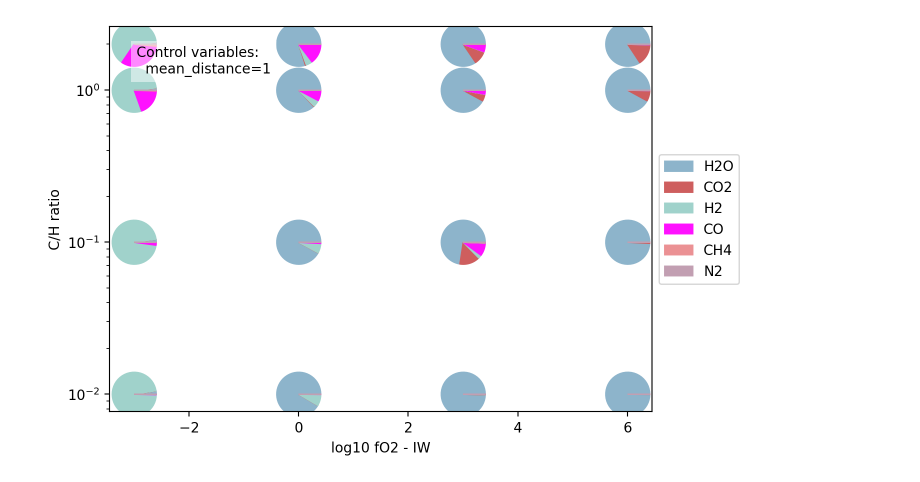
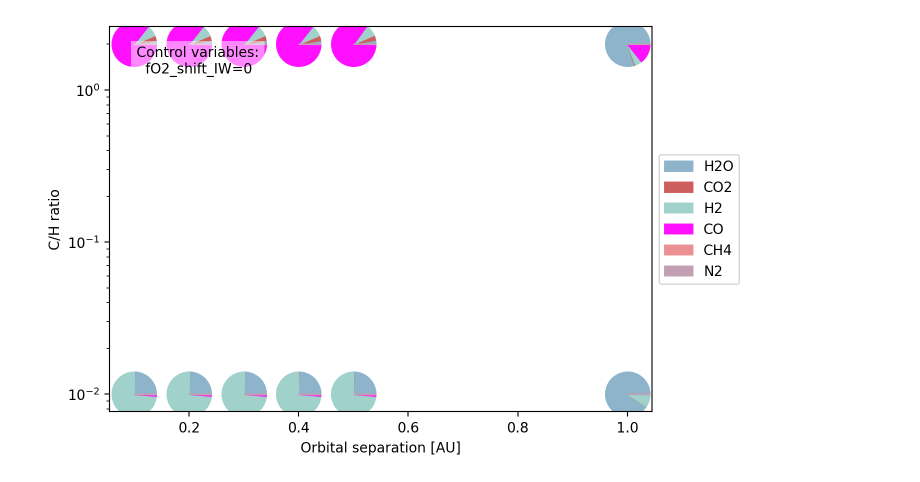
Before and after one commit to nichollsh/proteus_analysis, a Jupyter notebook: composition_pies.ipynb, the cells around one changed output. Cells and saved outputs as stored; diff of their text form; code cells hidden in the pictures.

```diff
--- a/composition_pies.ipynb
+++ b/composition_pies.ipynb
@@ -9,7 +9,7 @@ import numpy as np
 import utils.load_grid as lg
 from utils.load_cmaps import *
 # %%
-pgrid_dir = "data/scratch/pgrid_earth_gridtest_9"
+pgrid_dir = "data/scratch/pgrid_earth_gridtest_11"
 cases = lg.get_cases(pgrid_dir)
 # %%
 # Manual variables
@@ -135,13 +135,13 @@ def make_pies(x,x_lbl, y,y_lbl, control,plot_casenums=False,plot_controls=False)
     plt.show()
 # %%
 # Variables
-x = cvars["fO2_shift_IW"];  x_lbl = "log10 fO2 - IW"
+x = cvars["mean_distance"];  x_lbl = "Orbital separation [AU]"
 y = cvars["CH_ratio"];      y_lbl = "C/H ratio"
-control = {"mean_distance":1.0}
+control = {"fO2_shift_IW":0.0}
 
 plot_controls = True
 plot_casenums = False
 
 make_pies(x,x_lbl, y,y_lbl, control, plot_casenums=plot_casenums, plot_controls=plot_controls)
 # %% [output]
-[figure, old version]
+[figure, new version]
```
Also changed, not shown: 2 other files.
